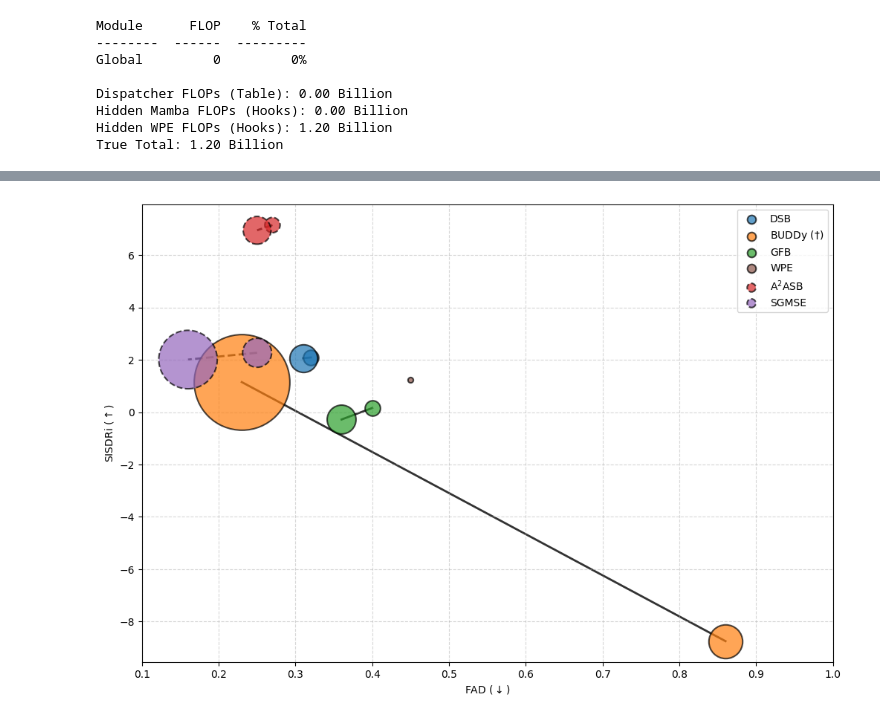
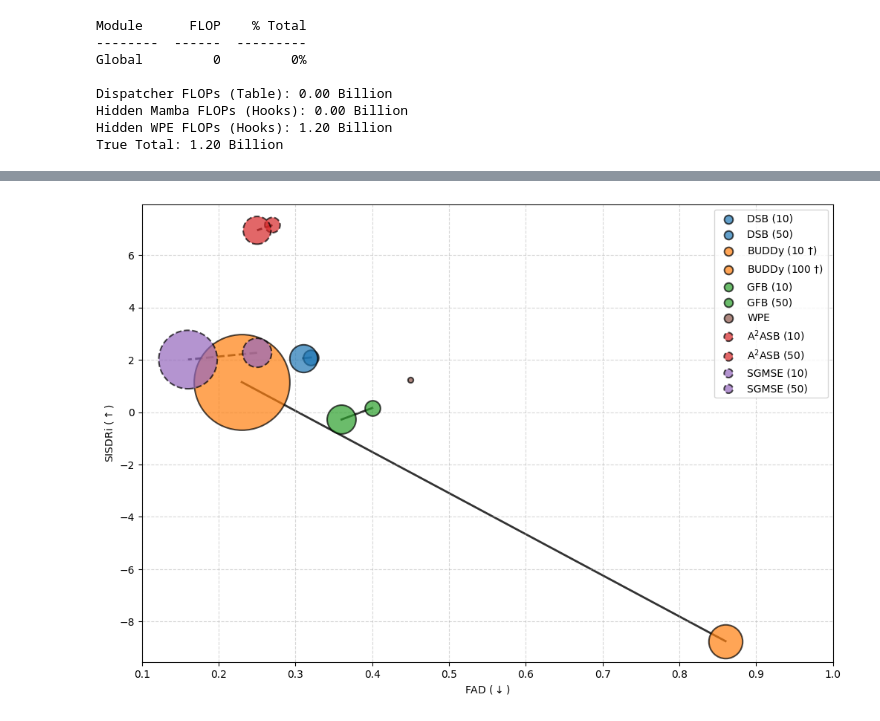
Before and after one commit to kommodeskab/Latent-DSB, a Jupyter notebook: playgrounds/test_flop_counter.ipynb, the cells around one changed output, grey strips where cells are left out. Cells and saved outputs as stored; diff of their text form; code cells hidden in the pictures.

```diff
--- a/playgrounds/test_flop_counter.ipynb
+++ b/playgrounds/test_flop_counter.ipynb
@@ -591,46 +591,47 @@ c_sgmse = colors[4]
 c_wpe = colors[5]
 
 # Styling
 style = {'alpha': 0.7, 'edgecolors': 'black', 'linewidths': 1.5, 'zorder': 2}
 style_paired = {'alpha': 0.7, 'edgecolors': 'black', 'linewidths': 1.5, 'linestyles': '--', 'zorder': 2}
 style_line = {'alpha': 0.8, 'linewidth': 2, 'zorder':1, 'c':'k'}
 style_line_paired = {'alpha': 0.8, 'linewidth': 2, 'zorder':1, 'c':'k', 'linestyle': '--'}
 
 # Plotting
 # Format: axs.plot([x1, x2], [y1, y2], ...)
-axs.plot([dsb10[0], dsb50[0]], [dsb10[1], dsb50[1]], **style_line)
-axs.plot([buddy10[0], buddy100[0]], [buddy10[1], buddy100[1]], **style_line)
-axs.plot([gfb10[0], gfb50[0]], [gfb10[1], gfb50[1]], **style_line)
-axs.plot([a2asb10[0], a2asb50[0]], [a2asb10[1], a2asb50[1]], **style_line_paired)
-axs.plot([sgmse10[0], sgmse50[0]], [sgmse10[1], sgmse50[1]], **style_line_paired)
+axs.plot([dsb10[0], dsb50[0]], [dsb10[1], dsb50[1]],**style_line)
+axs.plot([buddy10[0], buddy100[0]], [buddy10[1], buddy100[1]],**style_line)
+axs.plot([gfb10[0], gfb50[0]], [gfb10[1], gfb50[1]],**style_line)
 
-axs.scatter(*dsb10, s=calc_size(dsb10_size), color=c_dsb, label="DSB", **style)
-axs.scatter(*dsb50, s=calc_size(dsb50_size), color=c_dsb, **style)
+axs.plot([a2asb10[0], a2asb50[0]], [a2asb10[1], a2asb50[1]],**style_line_paired)
+axs.plot([sgmse10[0], sgmse50[0]], [sgmse10[1], sgmse50[1]],**style_line_paired)
 
-axs.scatter(*buddy10, s=calc_size(buddy10_size), color=c_buddy, label=rf"BUDDy ($\dagger$)", **style)
-axs.scatter(*buddy100, s=calc_size(buddy100_size), color=c_buddy, **style)
+axs.scatter(*dsb10, s=calc_size(dsb10_size), color=c_dsb, label="DSB (10)", **style)
+axs.scatter(*dsb50, s=calc_size(dsb50_size), color=c_dsb, label="DSB (50)", **style)
 
-axs.scatter(*gfb10, s=calc_size(gfb10_size), color=c_gfb, label="GFB", **style)
-axs.scatter(*gfb50, s=calc_size(gfb50_size), color=c_gfb, **style)
+axs.scatter(*buddy10, s=calc_size(buddy10_size), color=c_buddy, label=rf"BUDDy (10 $\dagger$)", **style)
+axs.scatter(*buddy100, s=calc_size(buddy100_size), color=c_buddy, label=rf"BUDDy (100 $\dagger$)", **style)
+
+axs.scatter(*gfb10, s=calc_size(gfb10_size), color=c_gfb, label="GFB (10)", **style)
+axs.scatter(*gfb50, s=calc_size(gfb50_size), color=c_gfb, label="GFB (50)", **style)
 
 axs.scatter(*wpe, s=calc_size(wpe_size), color=c_wpe, label="WPE", **style)
 
-axs.scatter(*a2asb10, s=calc_size(a2asb10_size), color=c_a2asb, label=fr"A$^2$ASB", **style_paired)
-axs.scatter(*a2asb50, s=calc_size(a2asb50_size), color=c_a2asb, **style_paired)
+axs.scatter(*a2asb10, s=calc_size(a2asb10_size), color=c_a2asb, label=fr"A$^2$ASB (10)", **style_paired)
+axs.scatter(*a2asb50, s=calc_size(a2asb50_size), color=c_a2asb, label=fr"A$^2$ASB (50)", **style_paired)
 
-axs.scatter(*sgmse10, s=calc_size(sgmse10_size), color=c_sgmse, label="SGMSE", **style_paired)
-axs.scatter(*sgmse50, s=calc_size(sgmse50_size), color=c_sgmse, **style_paired)
+axs.scatter(*sgmse10, s=calc_size(sgmse10_size), color=c_sgmse, label=fr"SGMSE (10)", **style_paired)
+axs.scatter(*sgmse50, s=calc_size(sgmse50_size), color=c_sgmse, label=fr"SGMSE (50)", **style_paired)
 
 # Legend
 leg = axs.legend()
 for handle in leg.legend_handles:
     handle.set_sizes([70])
 
 axs.set_ylabel(r"SISDRi $(\uparrow)$")
 axs.set_xlabel(r"FAD $(\downarrow)$")
 axs.set_xlim(0.1,1)
 axs.grid(True, linestyle='--', alpha=0.5)
 
 plt.show()
 # %% [output]
-[figure, old version]
+[figure, new version]
```
